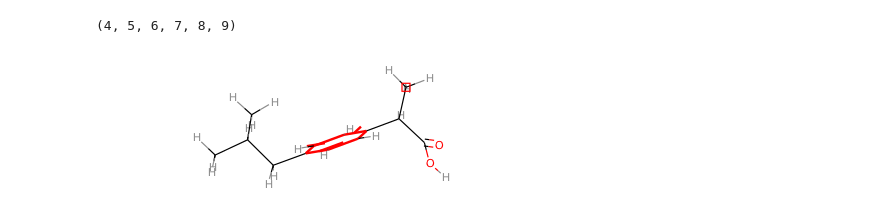
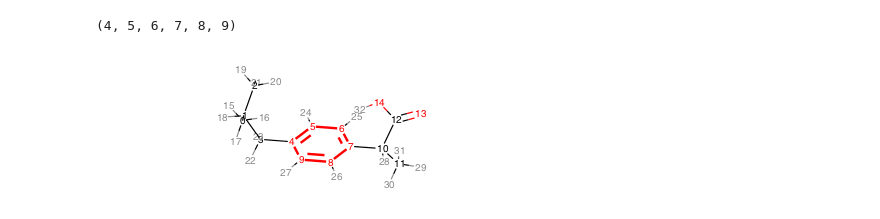
Before and after one commit to asteeves/asteeves.github.io, a Jupyter notebook: downloads/notebooks/RDKit_KulikLab_03_MultiConf.ipynb, the cells around one changed output. Cells and saved outputs as stored; diff of their text form; code cells hidden in the pictures.

```diff
--- a/downloads/notebooks/RDKit_KulikLab_03_MultiConf.ipynb
+++ b/downloads/notebooks/RDKit_KulikLab_03_MultiConf.ipynb
@@ -41,7 +48,8 @@ match = ibuH.GetSubstructMatch(patt)
 match
 # %% [output]
 (4, 5, 6, 7, 8, 9)
-# %%
-ibuH
-# %% [output]
-[figure, removed]
+# %%
+DrawingOptions.includeAtomNumbers=True
+ibuH
+# %% [output]
+[figure, added]
```
Also changed, not shown: parts of 13 cells of this notebook, 31 other files.
